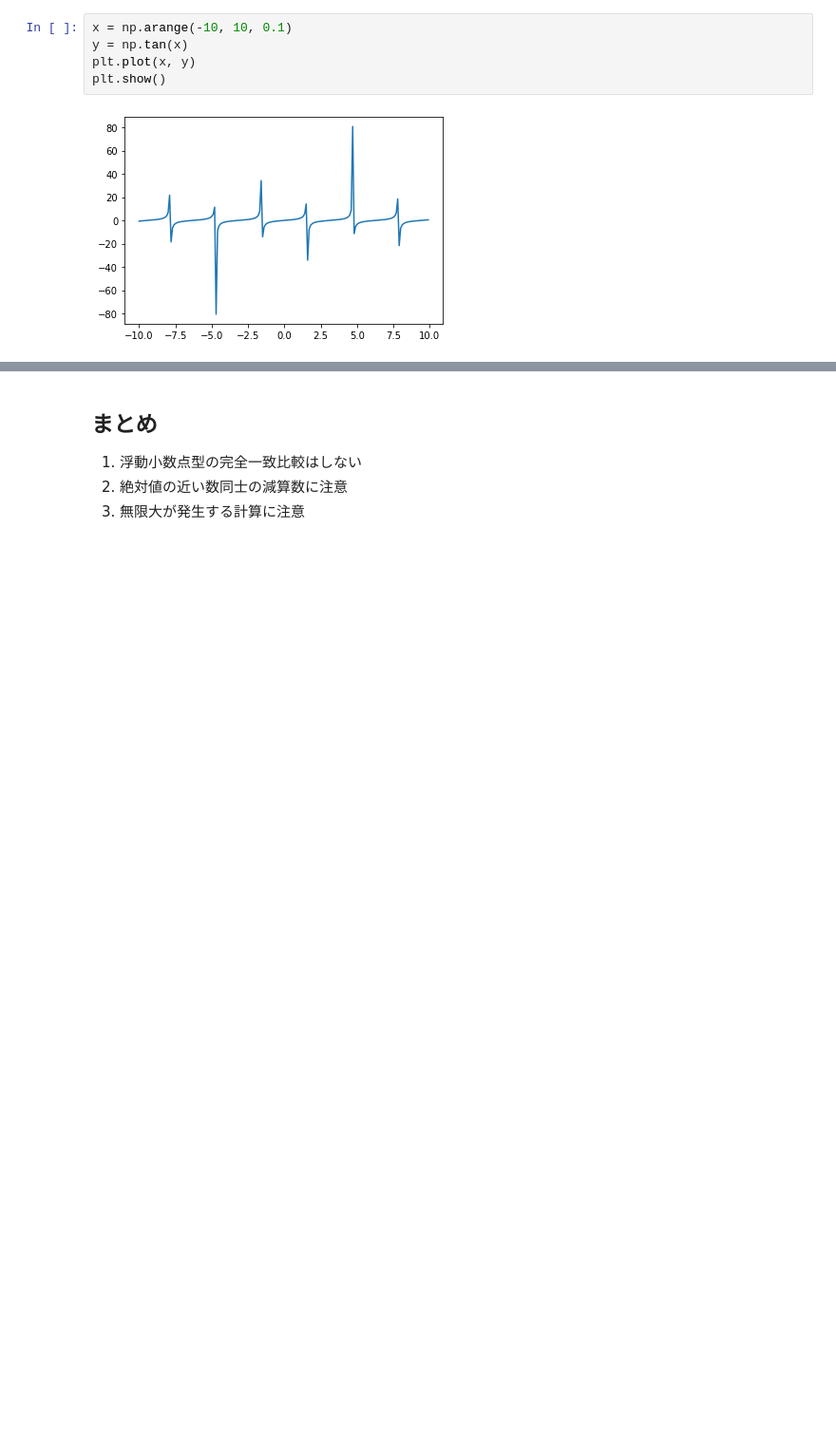
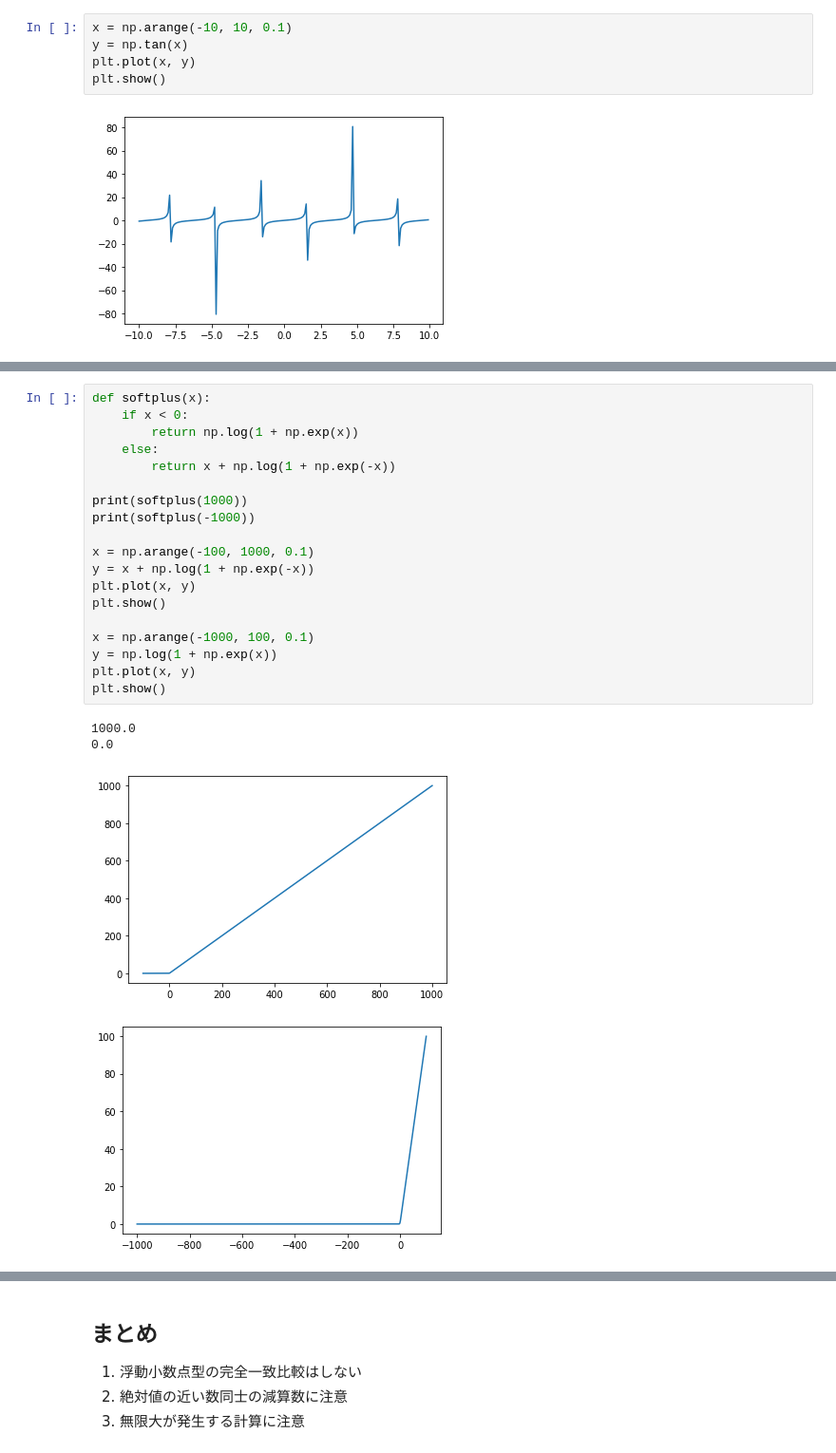
Before and after one commit to hgssnk/python_practice, a Jupyter notebook: 01_math_practice.ipynb, the cells around one changed output, grey strips where cells are left out. Shown: that part at 95% size. Drawn from its saved outputs; the diff is of its cells as text; blank space fills up the shorter version.

```diff
--- a/01_math_practice.ipynb
+++ b/01_math_practice.ipynb
@@ -67,0 +77,24 @@ plt.show()
+# %%
+def softplus(x):
+    if x < 0:
+        return np.log(1 + np.exp(x))
+    else:
+        return x + np.log(1 + np.exp(-x))
+
+print(softplus(1000))
+print(softplus(-1000))
+
+x = np.arange(-100, 1000, 0.1)
+y = x + np.log(1 + np.exp(-x))
+plt.plot(x, y)
+plt.show()
+
+x = np.arange(-1000, 100, 0.1)
+y = np.log(1 + np.exp(x))
+plt.plot(x, y)
+plt.show()
+# %% [output]
+1000.0
+0.0
+[figure, added]
+[figure, added]
```
Also changed, not shown: parts of 2 cells of this notebook, 1 other file.
